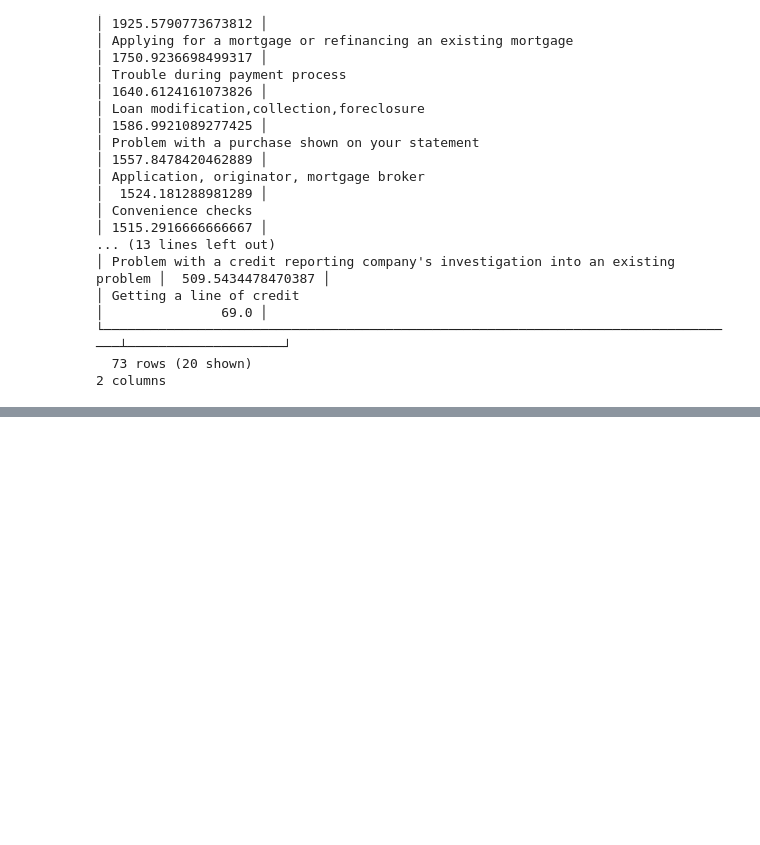
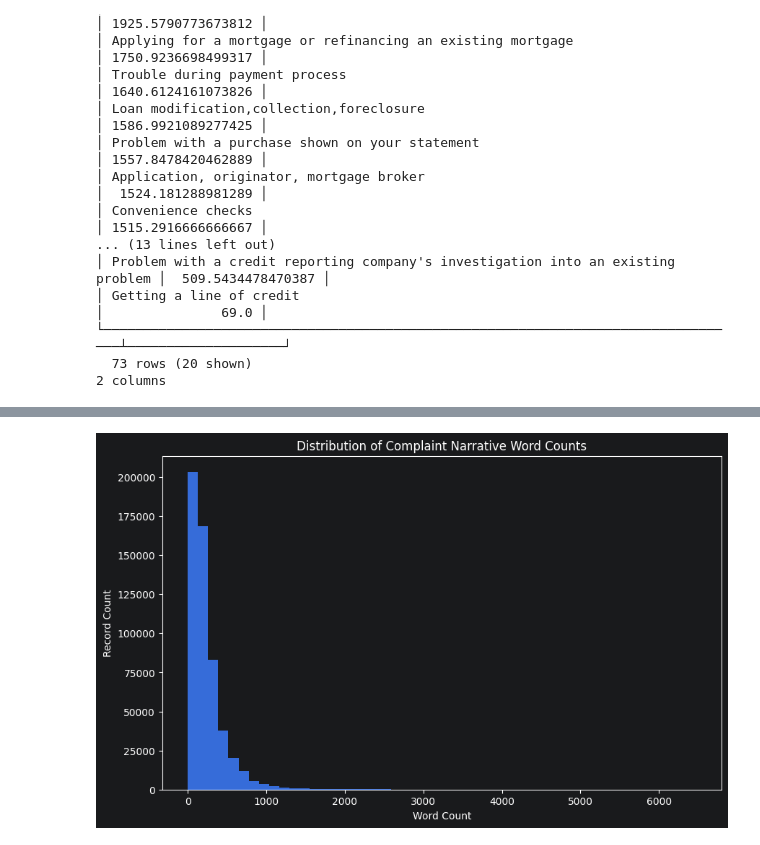
Before and after one commit to n-tamm/cfpb_mortgage_complaints, a Jupyter notebook: notebooks/consumer_complaints_eda_v3.ipynb, the cells around one changed output, grey strips where cells are left out. Drawn from its saved outputs; the diff is of its cells as text; code cells hidden in the pictures; blank space fills up the shorter version.

```diff
--- a/notebooks/consumer_complaints_eda_v3.ipynb
+++ b/notebooks/consumer_complaints_eda_v3.ipynb
@@ -334 +436,31 @@ duckdb.sql(f"""
 └──────────────────┴────────────────────┘
+# %%
+# Rough word count using regex pattern for words
+
+word_counts = (
+    df
+    .filter(pl.col('Consumer complaint narrative').is_not_null())
+    .select(
+        (
+            pl.col('Consumer complaint narrative')
+            .str.extract_all(r'\b\w+\b')
+            .list.len()
+        ).alias('word_count')
+    )
+    .collect()
+)
+# %%
+word_counts_pd = word_counts.to_pandas()
+# %%
+import matplotlib.pyplot as plt
+
+plt.figure(figsize=(10, 6))
+plt.hist(word_counts_pd['word_count'], bins=50)
+
+plt.title('Distribution of Complaint Narrative Word Counts')
+plt.xlabel('Word Count')
+plt.ylabel('Record Count')
+
+plt.show()
+# %% [output]
+[figure, added]
```
Also changed, not shown: parts of 28 cells of this notebook.
